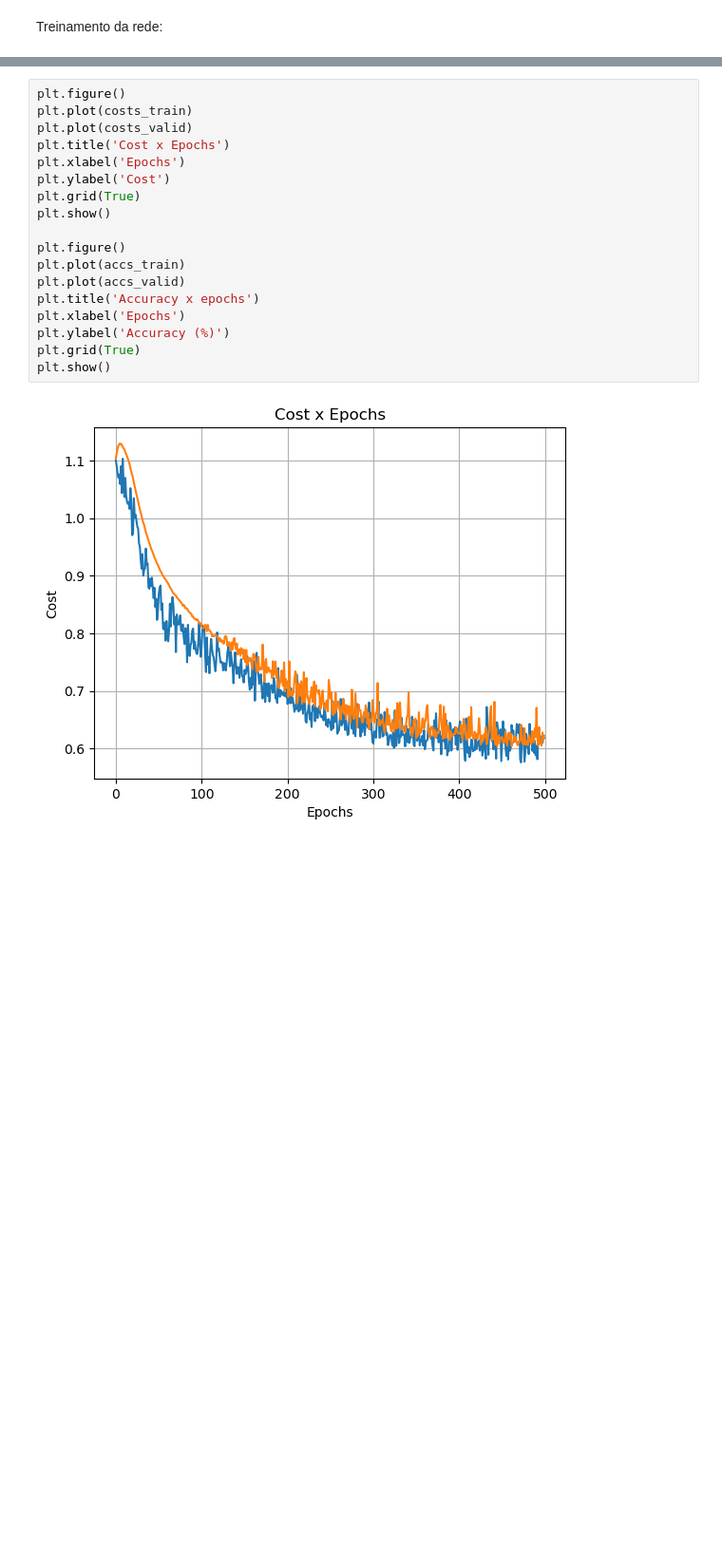
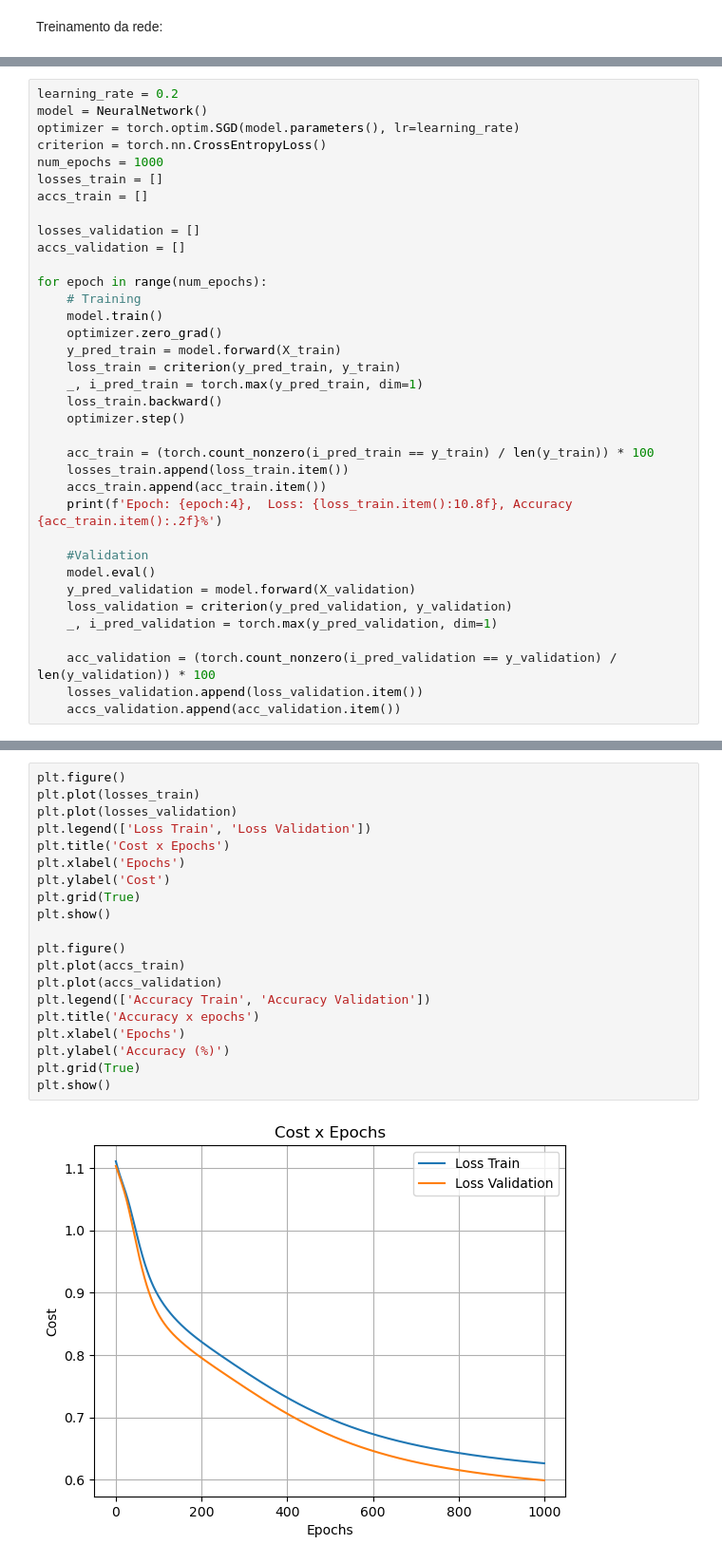
Before and after one commit to HenriqueTogo/machine-learning, a Jupyter notebook: Lista04/q01_lista_04_231111280.ipynb, the cells around one changed output, grey strips where cells are left out. Shown: that part at 95% size. Cells and saved outputs as stored; diff of their text form; blank space fills up the shorter version.

Commit message:
test dataset accuracy

```diff
--- a/Lista04/q01_lista_04_231111280.ipynb
+++ b/Lista04/q01_lista_04_231111280.ipynb
@@ -156,0 +71,36 @@ epoch [500/500], cost:0.6221
+# %%
+learning_rate = 0.2
+model = NeuralNetwork()
+optimizer = torch.optim.SGD(model.parameters(), lr=learning_rate)
+criterion = torch.nn.CrossEntropyLoss()
+num_epochs = 1000
+losses_train = []
+accs_train = []
+
+losses_validation = []
+accs_validation = []
+
+for epoch in range(num_epochs):
+    # Training
+    model.train()
+    optimizer.zero_grad()
+    y_pred_train = model.forward(X_train)
+    loss_train = criterion(y_pred_train, y_train)
+    _, i_pred_train = torch.max(y_pred_train, dim=1)
+    loss_train.backward()
+    optimizer.step()
+
+    acc_train = (torch.count_nonzero(i_pred_train == y_train) / len(y_train)) * 100
+    losses_train.append(loss_train.item())
+    accs_train.append(acc_train.item())
+    print(f'Epoch: {epoch:4},  Loss: {loss_train.item():10.8f}, Accuracy {acc_train.item():.2f}%')
+
+    #Validation
+    model.eval()
+    y_pred_validation = model.forward(X_validation)
+    loss_validation = criterion(y_pred_validation, y_validation)
+    _, i_pred_validation = torch.max(y_pred_validation, dim=1)
+
+    acc_validation = (torch.count_nonzero(i_pred_validation == y_validation) / len(y_validation)) * 100
+    losses_validation.append(loss_validation.item())
+    accs_validation.append(acc_validation.item())
@@ -157,20 +125,22 @@ epoch [500/500], cost:0.6221
 # %%
 plt.figure()
-plt.plot(costs_train)
-plt.plot(costs_valid)
+plt.plot(losses_train)
+plt.plot(losses_validation)
+plt.legend(['Loss Train', 'Loss Validation'])
 plt.title('Cost x Epochs')
 plt.xlabel('Epochs')
 plt.ylabel('Cost')
 plt.grid(True)
 plt.show()
 
 plt.figure()
 plt.plot(accs_train)
-plt.plot(accs_valid)
+plt.plot(accs_validation)
+plt.legend(['Accuracy Train', 'Accuracy Validation'])
 plt.title('Accuracy x epochs')
 plt.xlabel('Epochs')
 plt.ylabel('Accuracy (%)')
 plt.grid(True)
 plt.show()
 # %% [output]
-[figure, old version]
+[figure, new version]
```
Also changed, not shown: parts of 12 cells of this notebook.
